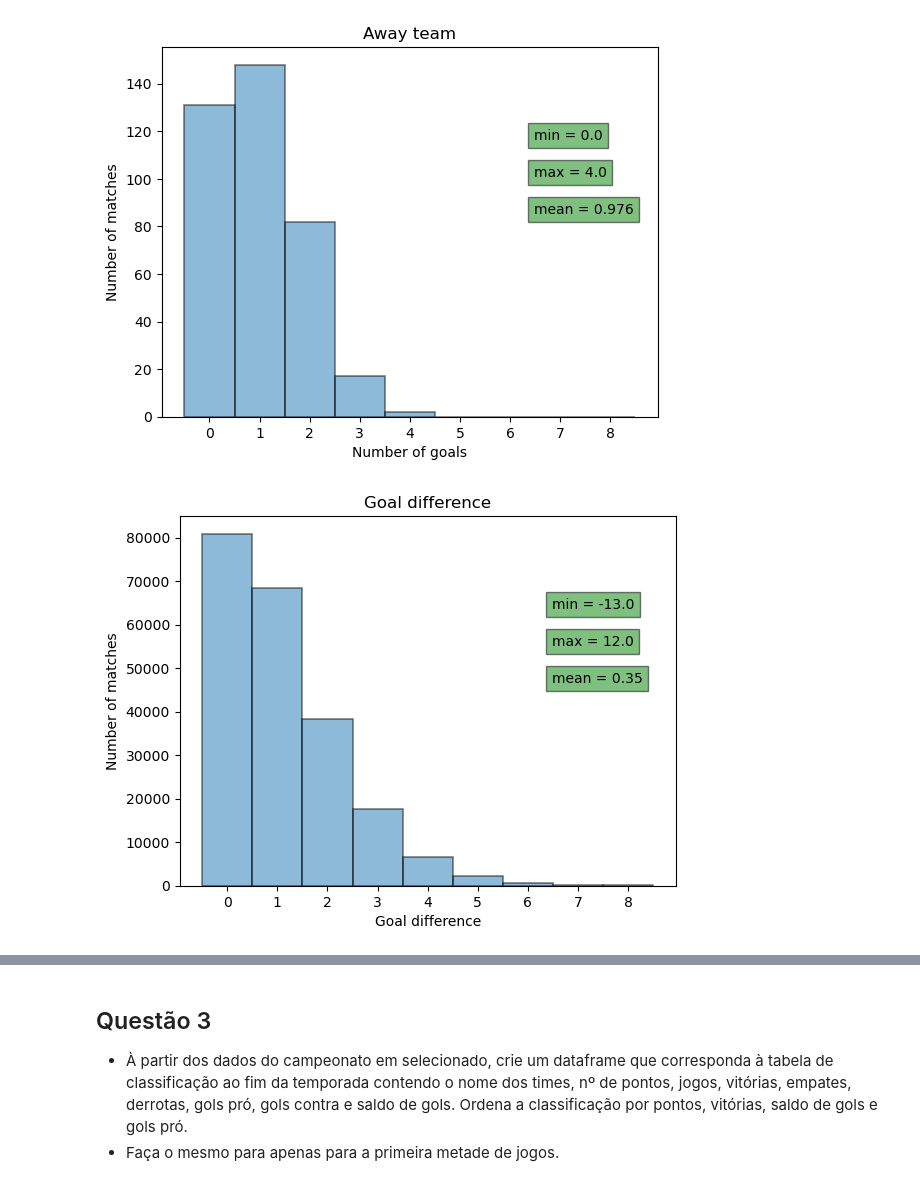
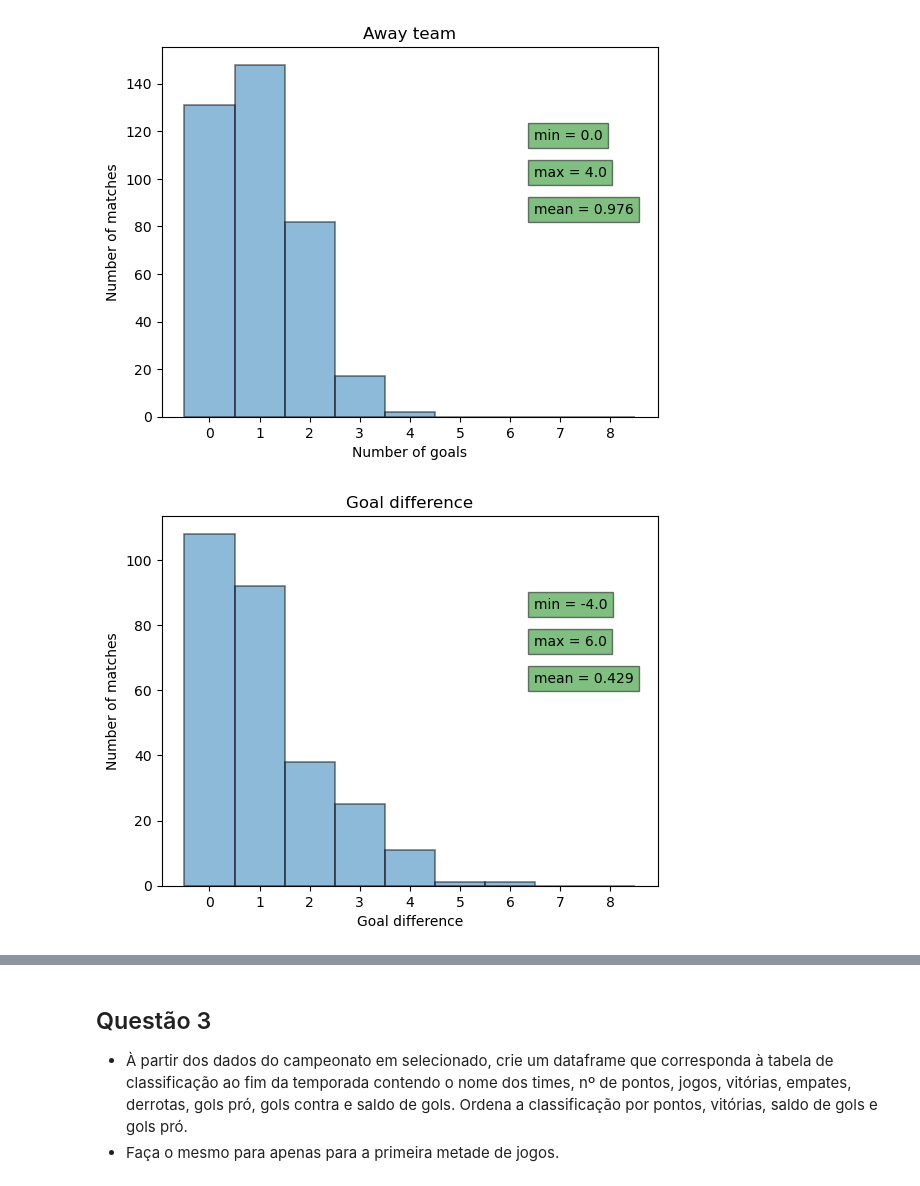
Before and after one commit to lframosferreira/soccer-analytics-notebooks, a Jupyter notebook: ativ_1.ipynb, the cells around one changed output, grey strips where cells are left out. Drawn from its saved outputs; the diff is of its cells as text; code cells hidden in the pictures.

```diff
--- a/ativ_1.ipynb
+++ b/ativ_1.ipynb
@@ -18,7 +18,7 @@ import pandas as pd
 import numpy as np
 import matplotlib.pyplot as plt
 # %%
-df = pd.read_excel("data/TrainingSet_2023_02_08.xlsx")
+df: pd.DataFrame = pd.read_excel("data/TrainingSet_2023_02_08.xlsx")
 df
 # %% [output]
 |  | Sea | Lge | Date | HT | AT | HS | AS | GD | WDL |
@@ -98,7 +98,7 @@ plot_hist(values=df["NG"], title="Total number of goals", xlabel="Number of goal
 - Quais as diferenças entre os histogramas da questão 1 e da questão 2? O que isso pode indicar sobre a qualidade ofensiva da liga escolhida vs. o todo?
 # %%
 # Choosen league: Bra1 , Season 22-23
-bra1_df = df[(df["Lge"] == "BRA1") & (df["Sea"] == "22-23")]
+bra1_df: pd.DataFrame = df[(df["Lge"] == "BRA1") & (df["Sea"] == "22-23")]
 bra1_df
 # %% [output]
 |  | Sea | Lge | Date | HT | AT | HS | AS | GD | WDL | NG |
@@ -126,8 +126,8 @@ plot_hist(values=bra1_df["AS"], title="Away team", xlabel="Number of goals", yla
 [figure]
 # %%
 # Goal difference
-plot_hist(values=df["GD"], title="Goal difference", xlabel="Goal difference", ylabel="Number of matches")
+plot_hist(values=bra1_df["GD"], title="Goal difference", xlabel="Goal difference", ylabel="Number of matches")
 # %% [output]
-[figure, old version]
+[figure, new version]
 # %%
 # Number of goals
```
Also changed, not shown: parts of 4 cells of this notebook.
